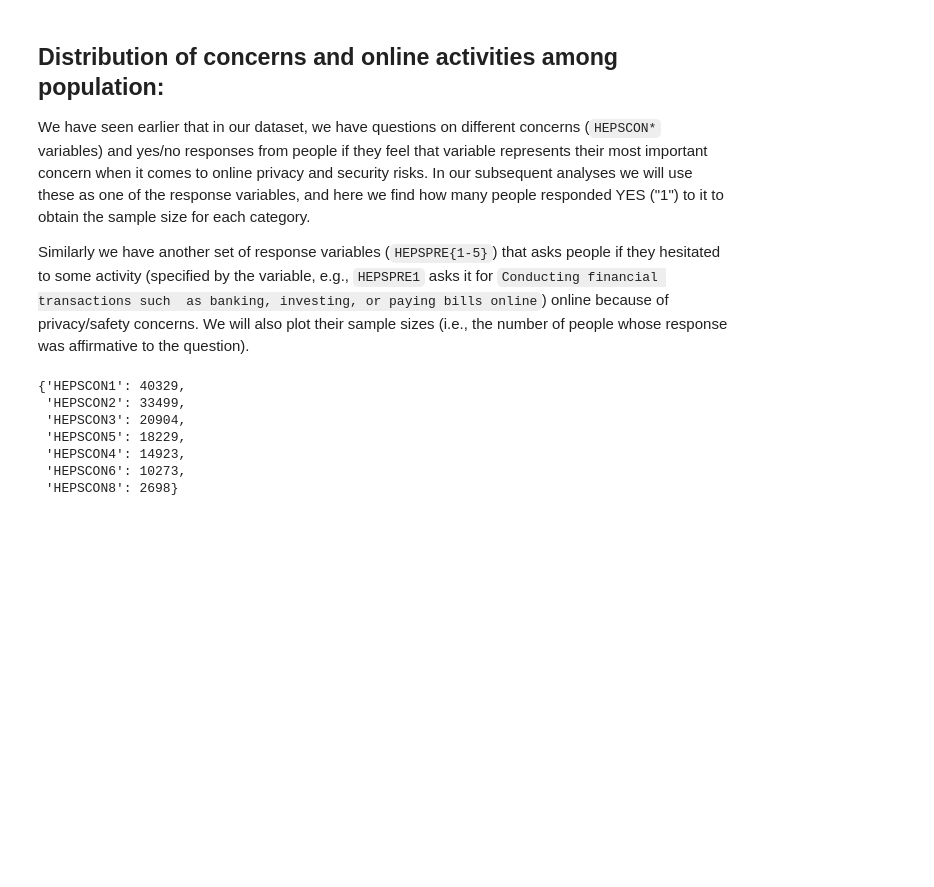
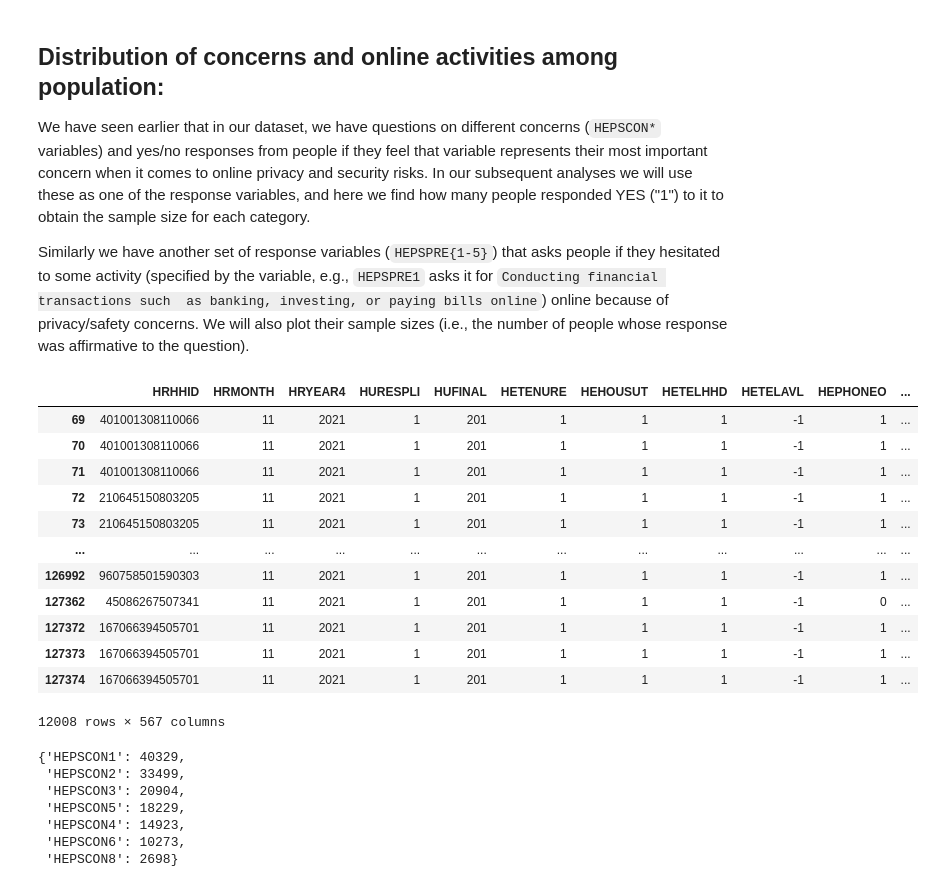
Before and after one commit to swag2198/data-literacy, a Jupyter notebook: exp/exp_AssociationBetweenVariables.ipynb, the cells around one changed output. Saved outputs shown, nothing was run; the diff lists cells and outputs as text; code cells hidden in the pictures; blank space fills up the shorter version.

```diff
--- a/exp/exp_AssociationBetweenVariables.ipynb
+++ b/exp/exp_AssociationBetweenVariables.ipynb
@@ -249,6 +247,23 @@ sort_dict = lambda x: dict(sorted(x.items(), key=lambda item: -item[1]))
 
 concerns_size = sort_dict({concern: df21.query(f'{concern} == 1').shape[0] for concern in CONCERNS})
 activities_size = sort_dict({activity: df21.query(f'{activity} == 1').shape[0] for activity in ACTIVITIES})
+# %%
+activity = CONCERNS[0]
+df21.query(f'{activity} == -1')
+# %% [output]
+|  | HRHHID | HRMONTH | HRYEAR4 | HURESPLI | HUFINAL | HETENURE | HEHOUSUT | HETELHHD | HETELAVL | HEPHONEO | ... |
+| 69 | 401001308110066 | 11 | 2021 | 1 | 201 | 1 | 1 | 1 | -1 | 1 | ... |
+| 70 | 401001308110066 | 11 | 2021 | 1 | 201 | 1 | 1 | 1 | -1 | 1 | ... |
+| 71 | 401001308110066 | 11 | 2021 | 1 | 201 | 1 | 1 | 1 | -1 | 1 | ... |
+| 72 | 210645150803205 | 11 | 2021 | 1 | 201 | 1 | 1 | 1 | -1 | 1 | ... |
+| 73 | 210645150803205 | 11 | 2021 | 1 | 201 | 1 | 1 | 1 | -1 | 1 | ... |
+| ... | ... | ... | ... | ... | ... | ... | ... | ... | ... | ... | ... |
+| 126992 | 960758501590303 | 11 | 2021 | 1 | 201 | 1 | 1 | 1 | -1 | 1 | ... |
+| 127362 | 45086267507341 | 11 | 2021 | 1 | 201 | 1 | 1 | 1 | -1 | 0 | ... |
+| 127372 | 167066394505701 | 11 | 2021 | 1 | 201 | 1 | 1 | 1 | -1 | 1 | ... |
+| 127373 | 167066394505701 | 11 | 2021 | 1 | 201 | 1 | 1 | 1 | -1 | 1 | ... |
+| 127374 | 167066394505701 | 11 | 2021 | 1 | 201 | 1 | 1 | 1 | -1 | 1 | ... |
+12008 rows × 567 columns
 # %%
 # number of people who said they feel this concern
 concerns_size
```
Also changed, not shown: parts of 17 cells of this notebook, 9 other files.
